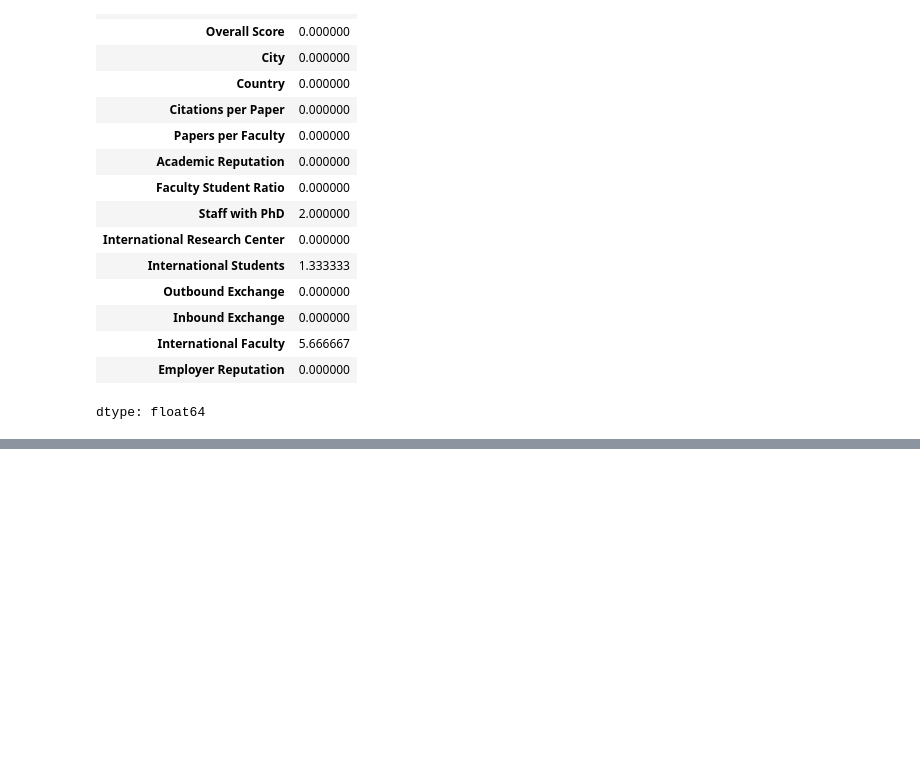
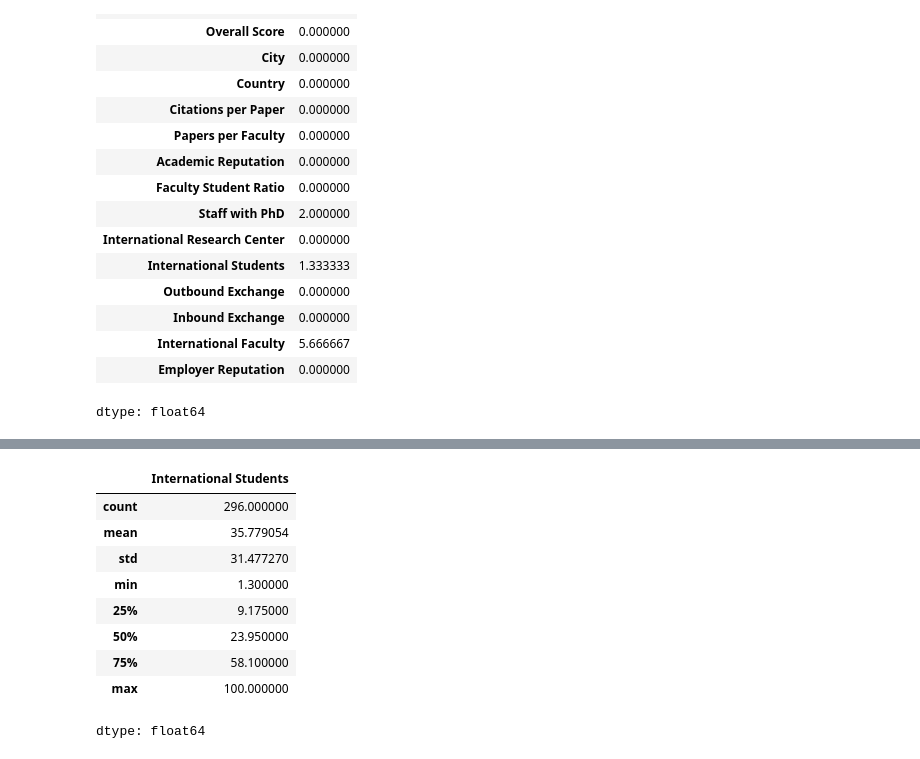
Before and after one commit to vi0rend/AVD-Alvionej-Resna, a Jupyter notebook: Praktikum_AVD_2.ipynb, the cells around one changed output, grey strips where cells are left out. Cells and saved outputs as stored; diff of their text form; code cells hidden in the pictures; blank space fills up the shorter version.

```diff
--- a/Praktikum_AVD_2.ipynb
+++ b/Praktikum_AVD_2.ipynb
@@ -147,0 +156,13 @@ melakukan
+# %%
+df['International Students'].dropna().describe()
+# %% [output]
+|  | International Students |
+| count | 296.000000 |
+| mean | 35.779054 |
+| std | 31.477270 |
+| min | 1.300000 |
+| 25% | 9.175000 |
+| 50% | 23.950000 |
+| 75% | 58.100000 |
+| max | 100.000000 |
+dtype: float64
```
Also changed, not shown: parts of 23 cells of this notebook.
